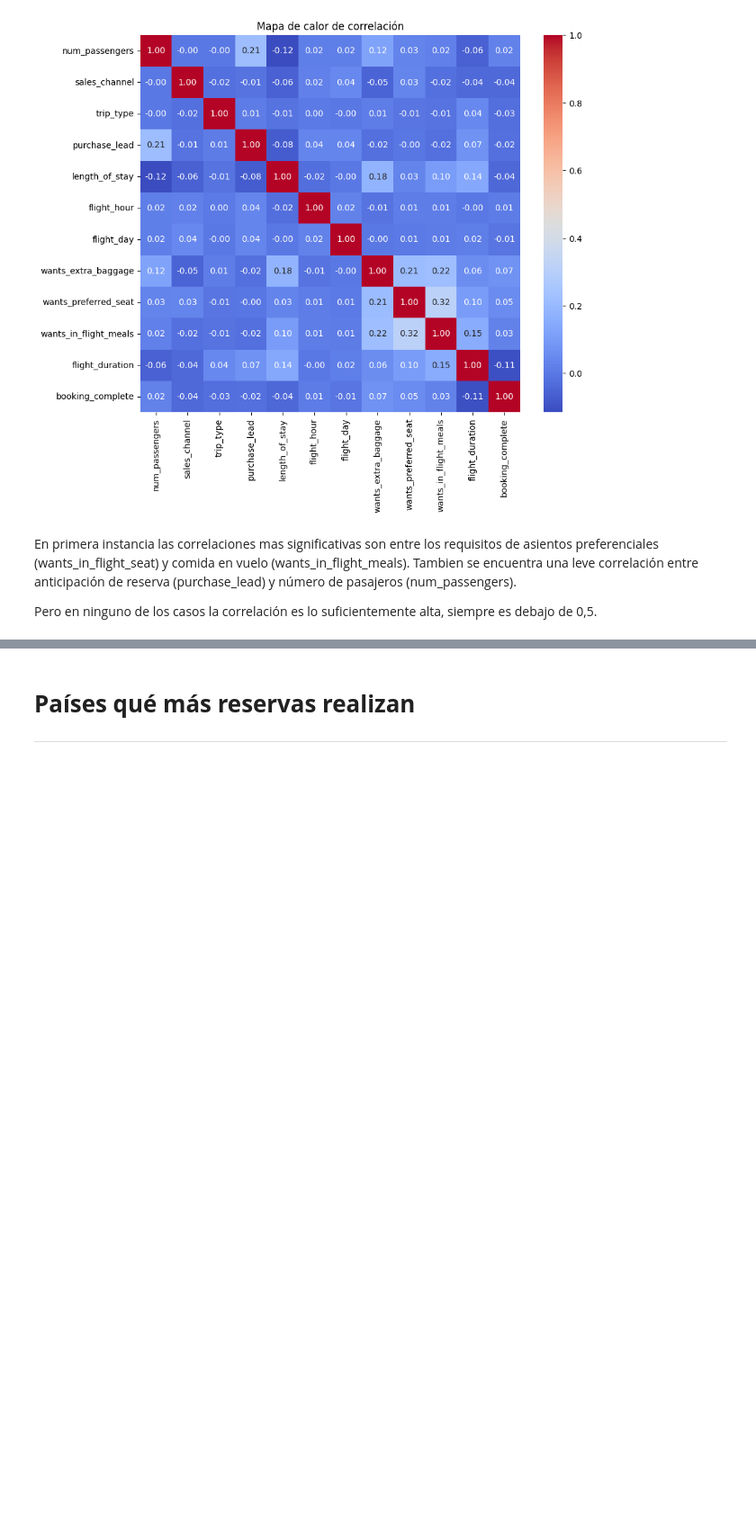
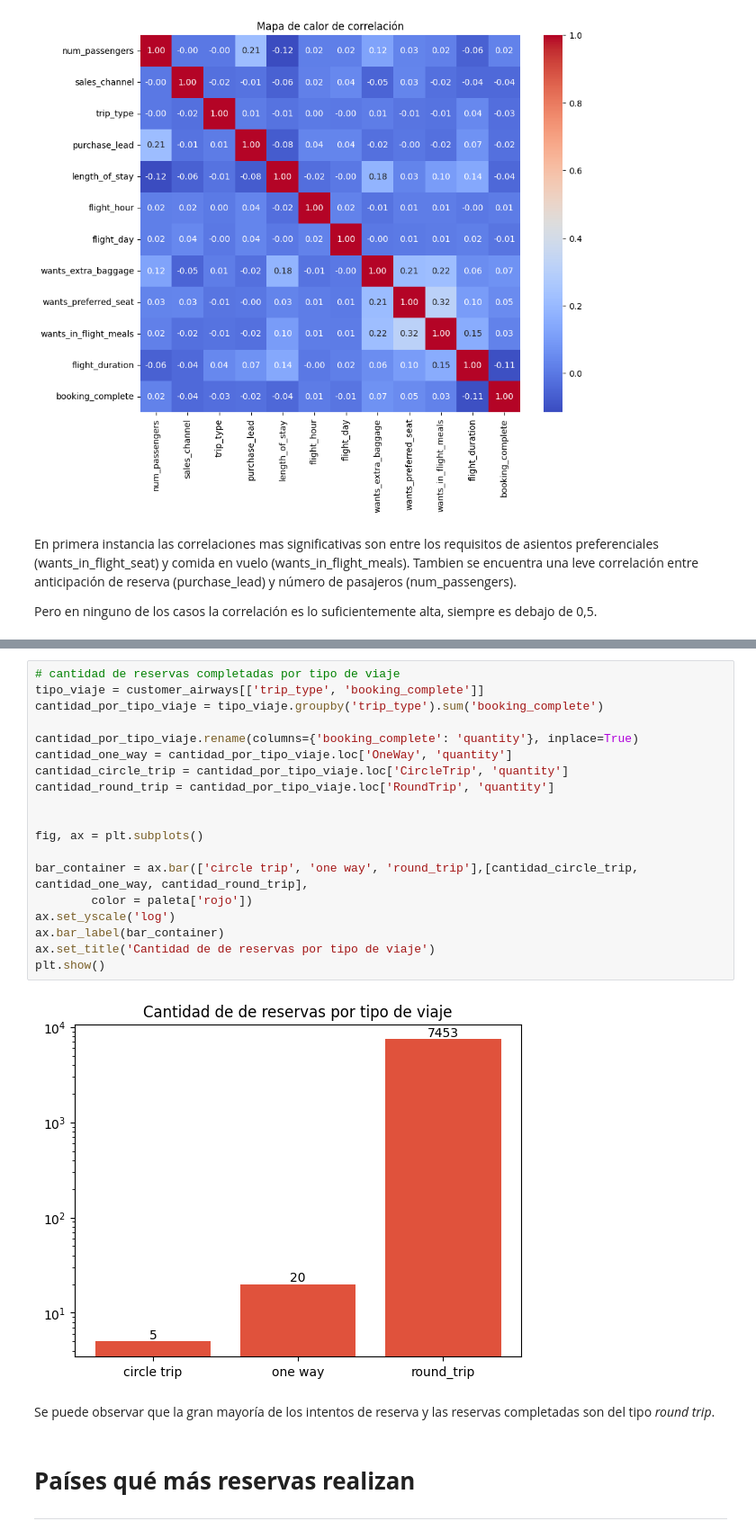
Before and after one commit to alexguttlein/TP1-AnalisisExploratorioDeDatos, a Jupyter notebook: TP1_Análisis_Exploratorio_de_Datos.ipynb, the cells around one changed output, grey strips where cells are left out. Shown at 90% size. Drawn from its saved outputs; the diff is of its cells as text; blank space fills up the shorter version.

```diff
--- a/TP1_Análisis_Exploratorio_de_Datos.ipynb
+++ b/TP1_Análisis_Exploratorio_de_Datos.ipynb
@@ -151,3 +176,26 @@ Pero en ninguno de los casos la correlación es lo suficientemente alta, siempre
+# %%
+# cantidad de reservas completadas por tipo de viaje
+tipo_viaje = customer_airways[['trip_type', 'booking_complete']]
+cantidad_por_tipo_viaje = tipo_viaje.groupby('trip_type').sum('booking_complete')
+
+cantidad_por_tipo_viaje.rename(columns={'booking_complete': 'quantity'}, inplace=True)
+cantidad_one_way = cantidad_por_tipo_viaje.loc['OneWay', 'quantity']
+cantidad_circle_trip = cantidad_por_tipo_viaje.loc['CircleTrip', 'quantity']
+cantidad_round_trip = cantidad_por_tipo_viaje.loc['RoundTrip', 'quantity']
+
+
+fig, ax = plt.subplots()
+
+bar_container = ax.bar(['circle trip', 'one way', 'round_trip'],[cantidad_circle_trip, cantidad_one_way, cantidad_round_trip],
+        color = paleta['rojo'])
+ax.set_yscale('log')
+ax.bar_label(bar_container)
+ax.set_title('Cantidad de de reservas por tipo de viaje')
+plt.show()
+# %% [output]
+[figure, added]
+# %% [markdown]
+Se puede observar que la gran mayoría de los intentos de reserva y las reservas completadas son del tipo *round trip*.
 # %% [markdown]
 # **Países qué más reservas realizan**
 
```
Also changed, not shown: parts of 2 cells of this notebook.
